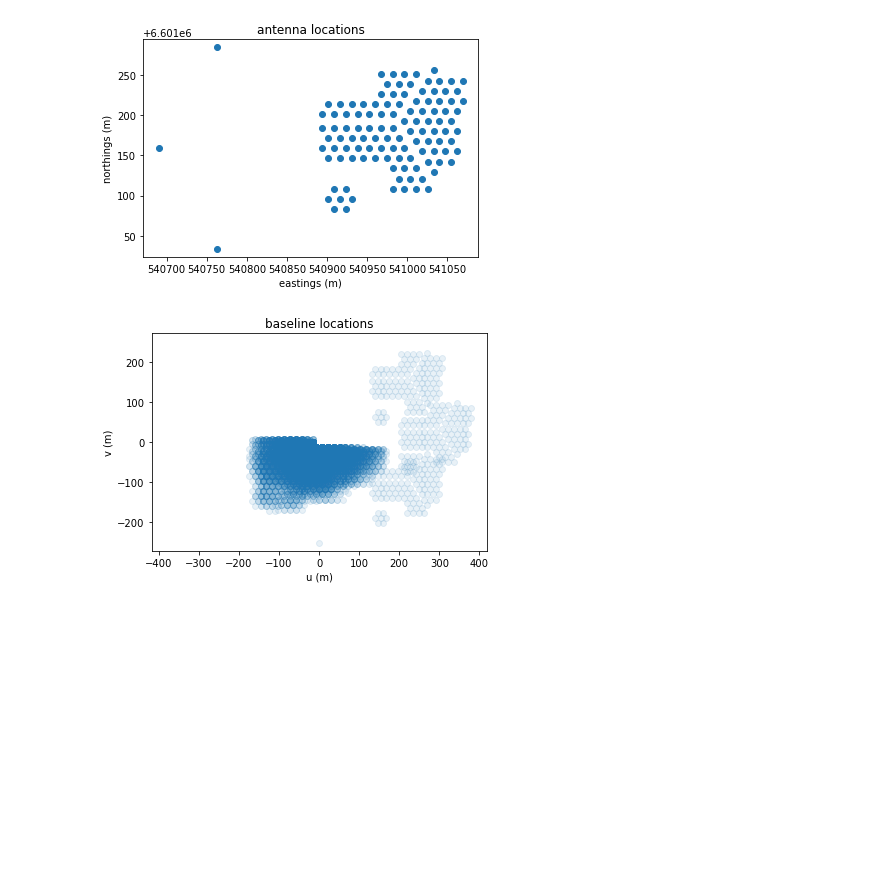
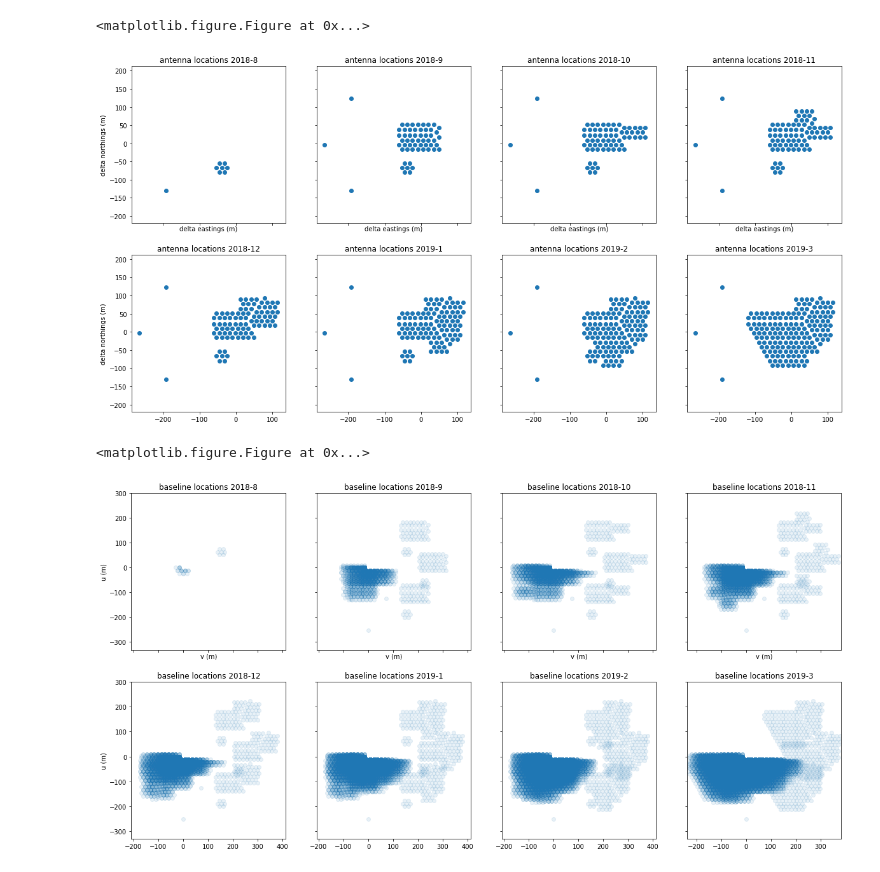
Before and after one commit to bhazelton/random_stuff, a Jupyter notebook: jupyter_notebooks/h2c_stats.ipynb, the cells around one changed output. Cells and saved outputs as stored; diff of their text form; code cells hidden in the pictures; blank space fills up the shorter version.

```diff
--- a/jupyter_notebooks/h2c_stats.ipynb
+++ b/jupyter_notebooks/h2c_stats.ipynb
@@ -20,8 +23,11 @@ max_len = np.zeros(n_files)
 mean_len = np.zeros(n_files)
 pos_dict = {}
 uvw_dict = {}
+dates = []
 # %%
 for f_ind, filename in enumerate(h2c_files):
+    date_str = re.findall(r'\d+', os.path.basename(filename))[0]
+    dates.append(Time('20' + date_str[0:2] + '-' + date_str[2:4] + '-' + date_str[4:6] + 'T00:00:00', scale='utc'))
     ant_names = np.loadtxt(filename, usecols=0, dtype=str)
     ant_nums = [int(re.findall(r'\d+', name)[0]) for name in ant_names]
     data = np.loadtxt(filename, usecols=(1,2,3))
@@ -85,23 +60,54 @@ plt.show()
-# %%
-positions = pos_dict[5]
-plt.scatter(positions[:, 0], positions[:, 1])
-plt.xlabel("eastings (m)")
-plt.ylabel("northings (m)")
-plt.axes().set_aspect('equal', 'datalim')
-plt.title('antenna locations')
-plt.show()
-# %% [output]
-[figure, removed]
-# %%
-uvw_array = uvw_dict[5]
-max_uv = np.max(abs(uvw_array[:,0:1])) * 1.1
-plt.scatter(uvw_array[:, 0], uvw_array[:, 1], alpha=0.1)
-plt.xlabel("u (m)")
-plt.ylabel("v (m)")
-plt.xlim(-1*max_uv, max_uv)
-plt.ylim(-1*max_uv, max_uv)
-plt.axes().set_aspect('equal', 'datalim')
-plt.title('baseline locations')
-plt.show()
-# %% [output]
-[figure, removed]
+# %%
+n_col = 4
+n_row = int(np.ceil(n_files / float(n_col)))
+matplotlib.rcParams['figure.figsize'] = (5*n_col,5*n_row)
+
+array_center = np.mean(pos_dict[n_files-1], axis=0)
+plot_ew = np.array([-1,1]) * np.ceil(np.max(abs(pos_dict[n_files-1][:,0] - array_center[0]), axis=0)/20)*20
+plot_ns = np.array([-1,1]) * np.ceil(np.max(abs(pos_dict[n_files-1][:,1] - array_center[1]), axis=0)/20)*20
+
+plt.figure(1)
+fig, axes = plt.subplots(n_row, n_col, sharex='col', sharey='row')
+for ind in range(n_files):
+    row_num = ind % n_col
+    col_num = ind / n_col
+    positions = pos_dict[ind]
+
+    axes[col_num, row_num].scatter(positions[:, 0] - array_center[0], positions[:, 1] - array_center[1])
+    if row_num == 0:
+        axes[col_num, row_num].set_ylabel("delta northings (m)")
+    if col_num == 0:
+        axes[col_num, row_num].set_xlabel("delta eastings (m)")
+    axes[col_num, row_num].set_aspect('equal', 'datalim')
+    axes[col_num, row_num].set_title('antenna locations {yr}-{mo}'.format(yr=dates[ind].datetime.year, mo=dates[ind].datetime.month))
+
+plt.show()
+plt.close()
+# %% [output]
+<matplotlib.figure.Figure at 0x...>
+[figure, added]
+# %%
+plot_ew = np.array([-1,1]) * np.ceil(np.max(abs(uvw_dict[n_files-1][:,0]), axis=0)/20)*20
+plot_ns = np.array([-1,1]) * np.ceil(np.max(abs(uvw_dict[n_files-1][:,1]), axis=0)/20)*20
+
+plt.figure(1)
+fig, axes = plt.subplots(n_row, n_col, sharex='col', sharey='row')
+for ind in range(n_files):
+    row_num = ind % n_col
+    col_num = ind / n_col
+    uvw_array = uvw_dict[ind]
+
+    axes[col_num, row_num].scatter(uvw_array[:, 0], uvw_array[:, 1], alpha=0.1)
+    if row_num == 0:
+        axes[col_num, row_num].set_ylabel("u (m)")
+    if col_num == 0:
+        axes[col_num, row_num].set_xlabel("v (m)")
+    axes[col_num, row_num].set_aspect('equal', 'datalim')
+    axes[col_num, row_num].set_title('baseline locations {yr}-{mo}'.format(yr=dates[ind].datetime.year,
+                                                                           mo=dates[ind].datetime.month))
+
+plt.show()
+plt.close()
+# %% [output]
+<matplotlib.figure.Figure at 0x...>
+[figure, added]
```
Also changed, not shown: parts of 8 cells of this notebook.
